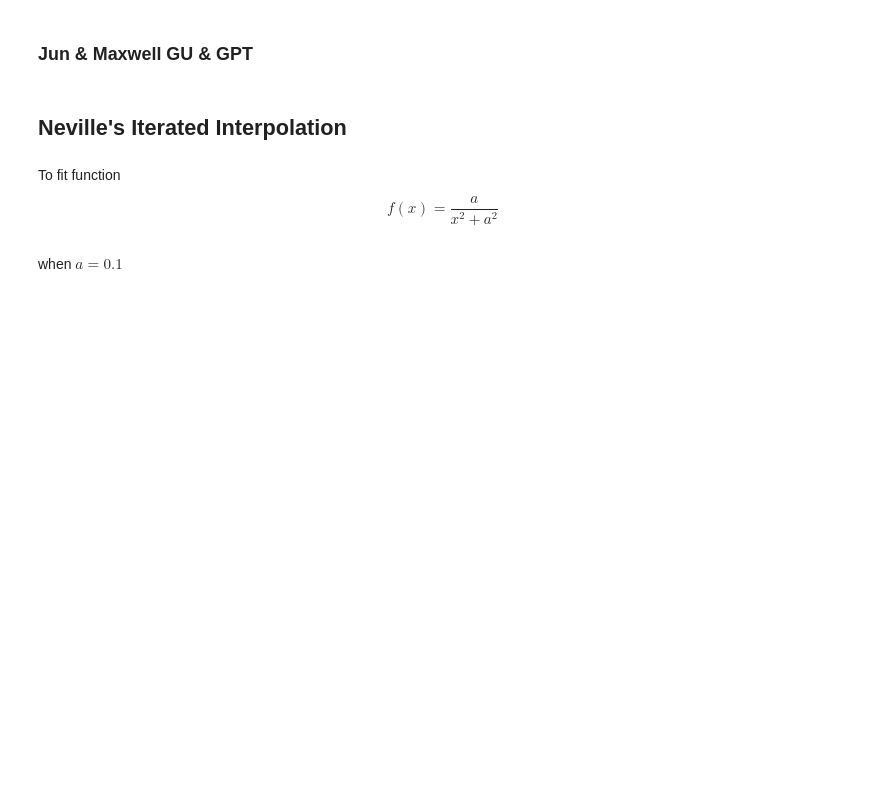
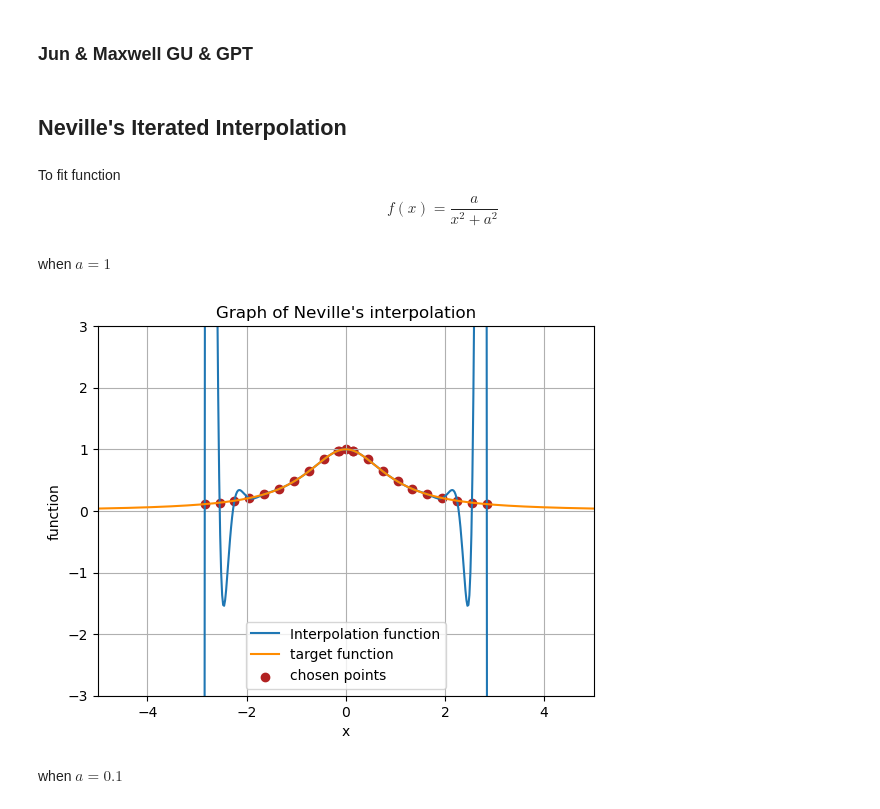
Before and after one commit to Alrightlone/Interpolation, a Jupyter notebook: Neville's_Iterated_Interpolation_general.ipynb, the cells around one changed output. Saved outputs shown, nothing was run; the diff lists cells and outputs as text; code cells hidden in the pictures; blank space fills up the shorter version.

```diff
--- a/Neville's_Iterated_Interpolation_general.ipynb
+++ b/Neville's_Iterated_Interpolation_general.ipynb
@@ -71,6 +73,12 @@ def Interpolation_try(a):
     plt.legend()
     plt.grid()
     plt.show()
+# %% [markdown]
+when $a=1$
+# %%
+Interpolation_try(a=1)
+# %% [output]
+[figure, added]
 # %% [markdown]
 when $a=0.1$
 # %%
```
Also changed, not shown: parts of 5 cells of this notebook, 1 other file.
